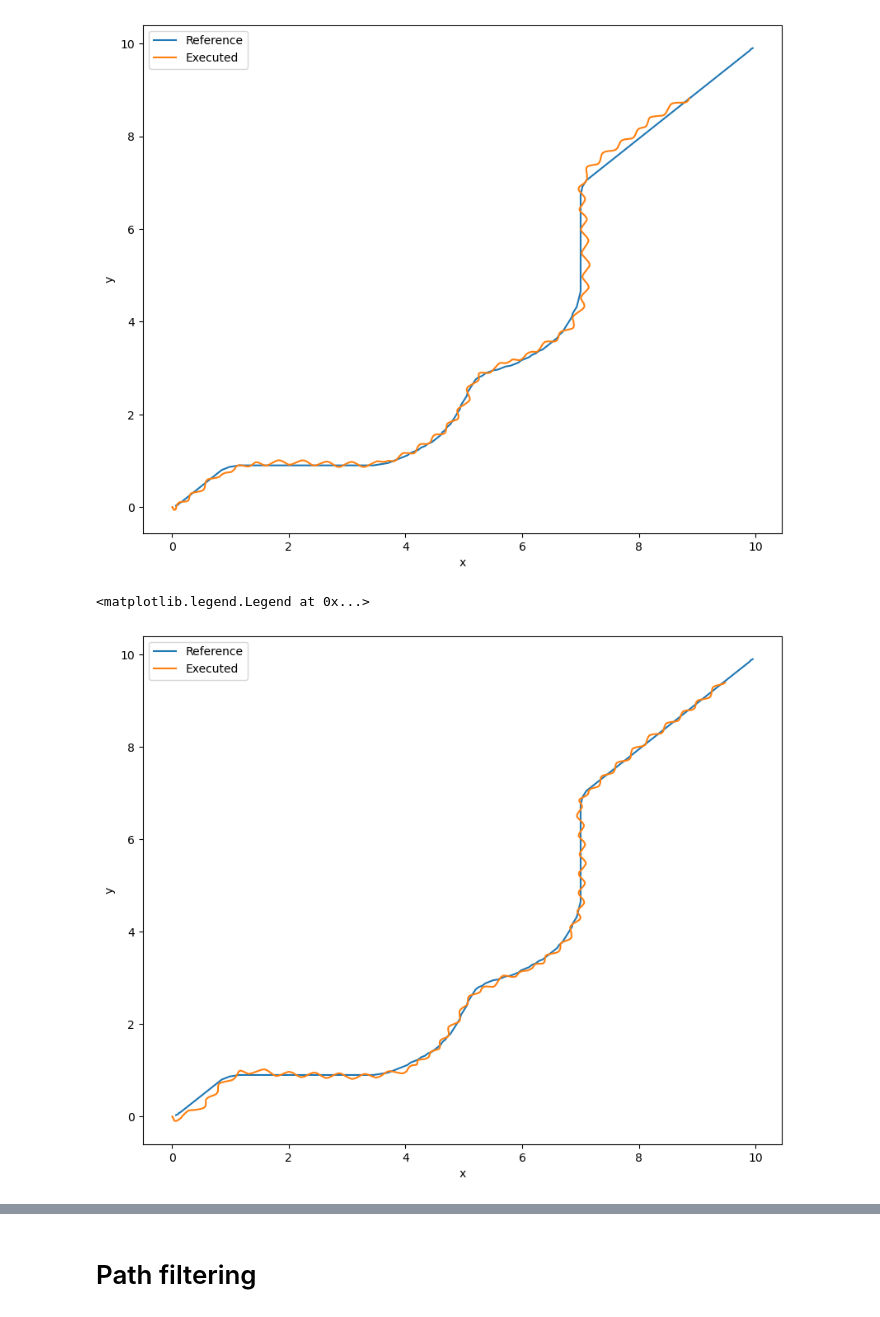
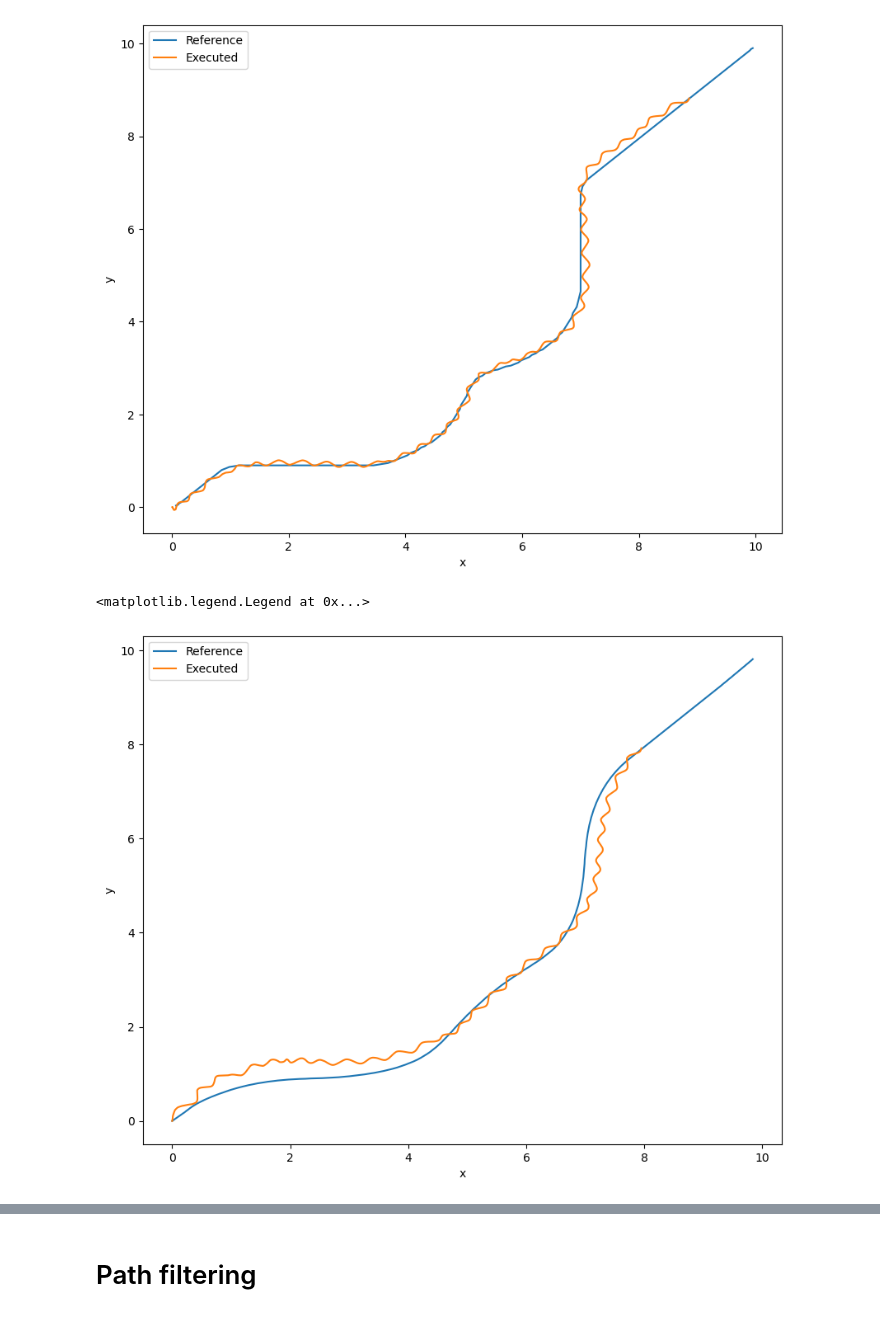
Before and after one commit to AntoSave/mujoco_mpc, a Jupyter notebook: tuning/test.ipynb, the cells around one changed output, grey strips where cells are left out. Drawn from its saved outputs; the diff is of its cells as text; code cells hidden in the pictures.

```diff
--- a/tuning/test.ipynb
+++ b/tuning/test.ipynb
@@ -359,17 +359,17 @@ plt.legend(['Reference', 'Executed'])
 # %%
 import matplotlib.pyplot as plt
 import numpy as np
 import pickle
-experiment_dir = "/home/antonio/uni/tesi/mujoco_mpc/experiments/relative_policy_combination/h1_walk_2024-09-12_23-57-54"
+experiment_dir = "/home/antonio/uni/tesi/mujoco_mpc/experiments/relative_policy_combination_baseline/crosstrack_and_heading"
 traj_det = np.load(f'{experiment_dir}/traj.npy', allow_pickle=True)
 reference_data = pickle.load(open(f'{experiment_dir}/path_data.pkl', 'rb'))
 path = reference_data['smoothed_path']
 plt.figure(figsize=(10,8))
 plt.plot(path[:,0], path[:,1])
 plt.plot(traj_det[:,1], traj_det[:,2])
 plt.xlabel('x')
 plt.ylabel('y')
 plt.legend(['Reference', 'Executed'])
 # %% [output]
 <matplotlib.legend.Legend at 0x...>
-[figure, old version]
+[figure, new version]
```
Also changed, not shown: parts of 10 cells of this notebook.
